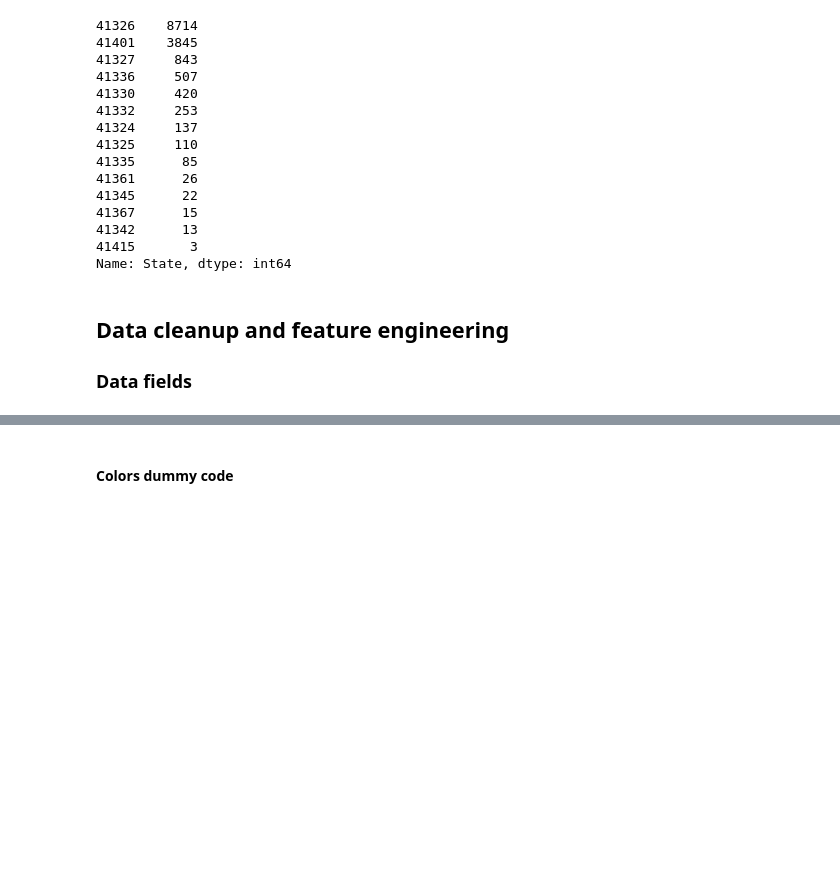
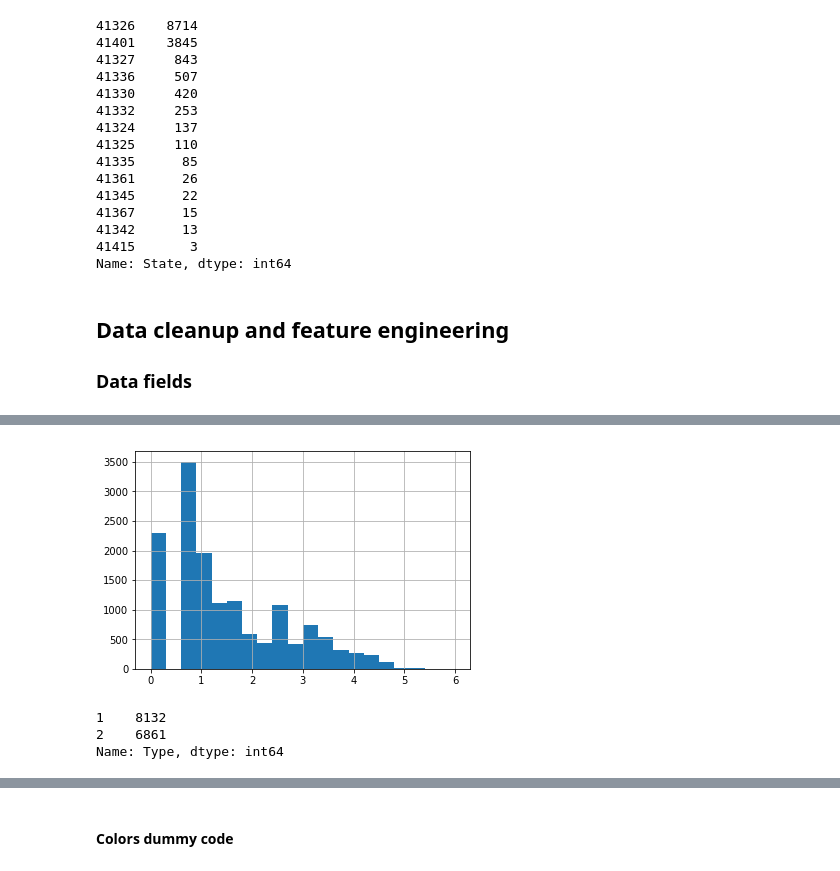
Before and after one commit to manuelfreude/kagglepetfinder, a Jupyter notebook: petfinder.ipynb, the cells around one changed output, grey strips where cells are left out. Cells and saved outputs as stored; diff of their text form; code cells hidden in the pictures; blank space fills up the shorter version.

```diff
--- a/petfinder.ipynb
+++ b/petfinder.ipynb
@@ -411,0 +421,15 @@ Things to try:
+# %%
+# Age - log transform
+
+train['Age_log'] = np.log(train['Age'])
+train['Age_log'].hist(bins=20, range=(0, 6));
+# %% [output]
+[figure, added]
+# %%
+# Type - check cat vs. dog
+
+train['Type'].value_counts()
+# %% [output]
+1    8132
+2    6861
+Name: Type, dtype: int64
```
Also changed, not shown: parts of 43 cells of this notebook.
